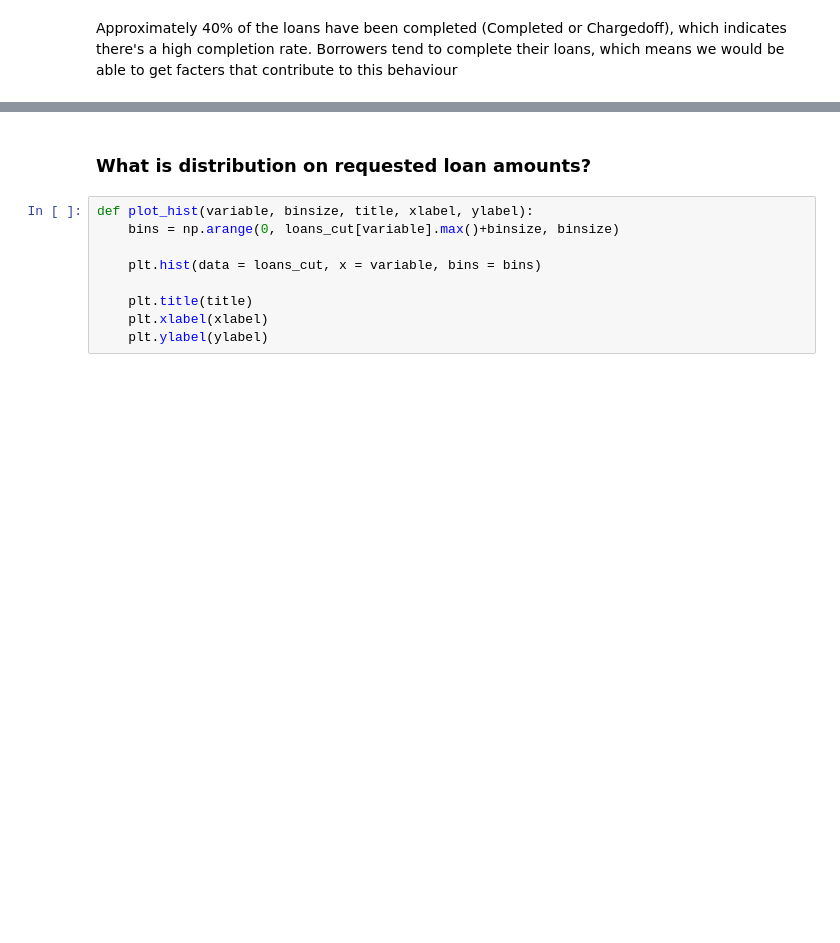
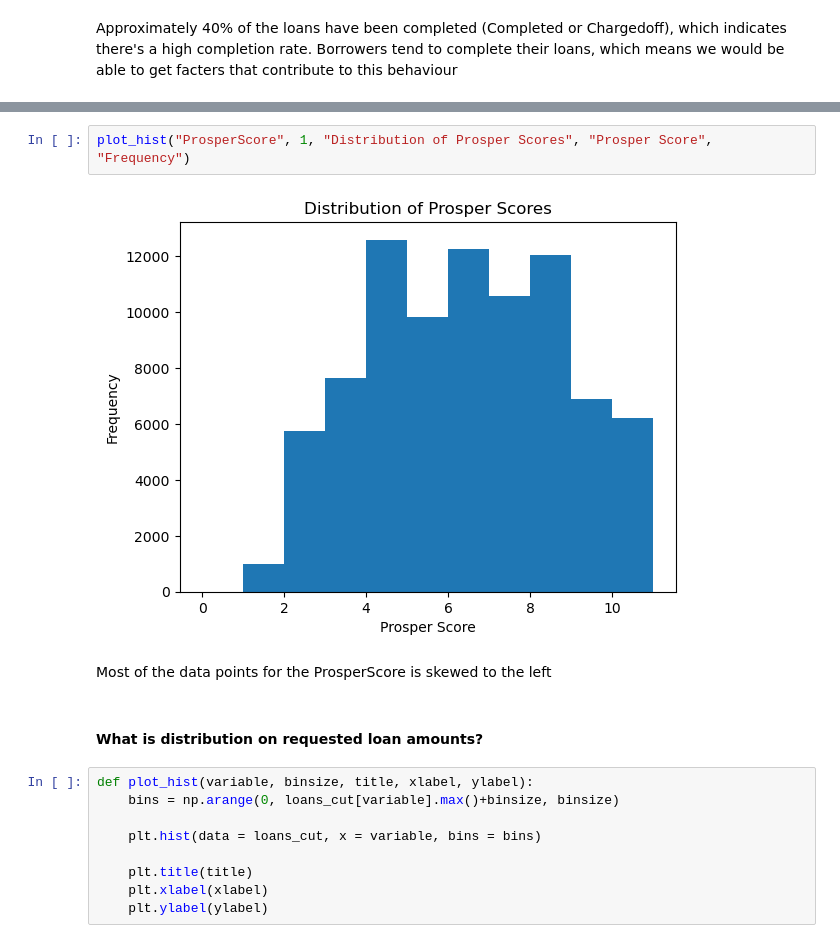
Before and after one commit to ismailomodara/prosper-loan-analysis, a Jupyter notebook: Prosper_Loans_Data_Part1.ipynb, the cells around one changed output, grey strips where cells are left out. Cells and saved outputs as stored; diff of their text form; blank space fills up the shorter version.

```diff
--- a/Prosper_Loans_Data_Part1.ipynb
+++ b/Prosper_Loans_Data_Part1.ipynb
@@ -311,5 +337,11 @@ Approximately 40% of the loans have been completed (Completed or Chargedoff), wh
+# %%
+plot_hist("ProsperScore", 1, "Distribution of Prosper Scores", "Prosper Score", "Frequency")
+# %% [output]
+[figure, added]
+# %% [markdown]
+Most of the data points for the ProsperScore is skewed to the left
 # %% [markdown]
-### What is distribution on requested loan amounts?
+#### What is distribution on requested loan amounts?
 # %%
 def plot_hist(variable, binsize, title, xlabel, ylabel):
     bins = np.arange(0, loans_cut[variable].max()+binsize, binsize)
```
Also changed, not shown: parts of 24 cells of this notebook, 2 other files.
